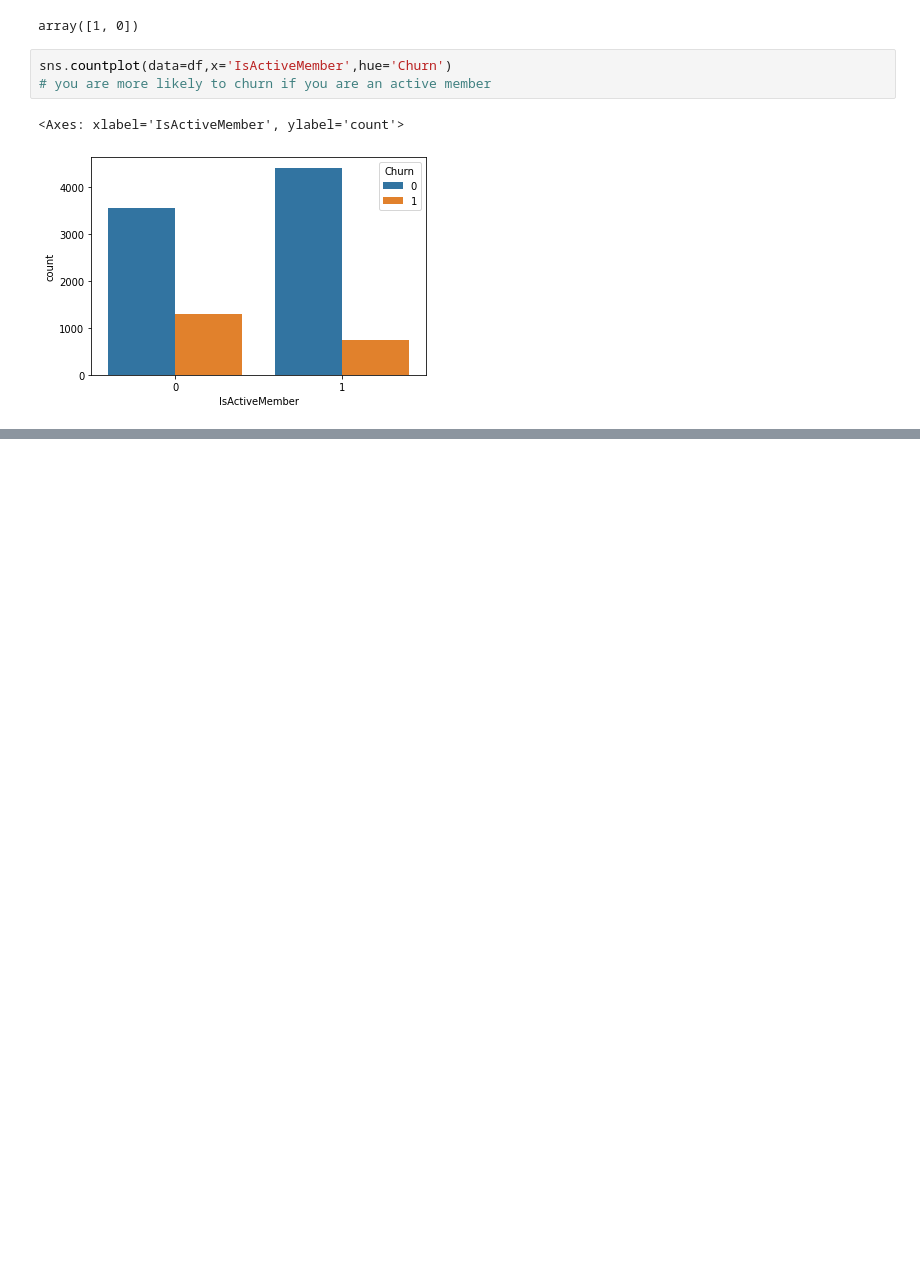
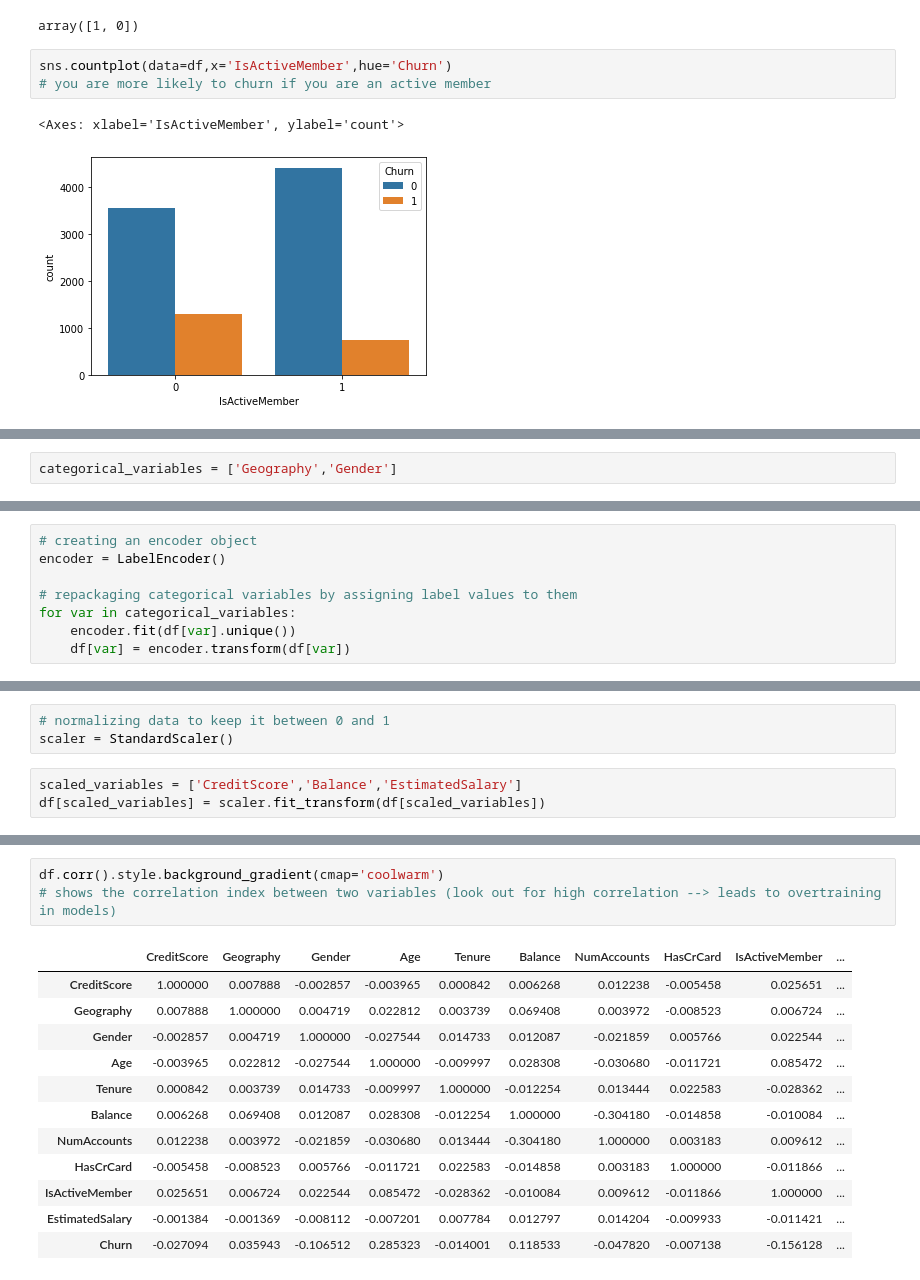
Before and after one commit to arnavakula/churn-prediction, a Jupyter notebook: manav_churn_rate_analysis.ipynb, the cells around one changed output, grey strips where cells are left out. Cells and saved outputs as stored; diff of their text form; blank space fills up the shorter version.

```diff
--- a/manav_churn_rate_analysis.ipynb
+++ b/manav_churn_rate_analysis.ipynb
@@ -241,0 +271,2 @@ sns.countplot(data=df,x='IsActiveMember',hue='Churn')
+# %%
+categorical_variables = ['Geography','Gender']
@@ -241,0 +275,8 @@ sns.countplot(data=df,x='IsActiveMember',hue='Churn')
+# %%
+# creating an encoder object
+encoder = LabelEncoder()
+
+# repackaging categorical variables by assigning label values to them
+for var in categorical_variables:
+	encoder.fit(df[var].unique())
+	df[var] = encoder.transform(df[var])
@@ -241,0 +287,6 @@ sns.countplot(data=df,x='IsActiveMember',hue='Churn')
+# %%
+# normalizing data to keep it between 0 and 1
+scaler = StandardScaler()
+# %%
+scaled_variables = ['CreditScore','Balance','EstimatedSalary']
+df[scaled_variables] = scaler.fit_transform(df[scaled_variables])
@@ -241,0 +302,16 @@ sns.countplot(data=df,x='IsActiveMember',hue='Churn')
+# %%
+df.corr().style.background_gradient(cmap='coolwarm')
+# shows the correlation index between two variables (look out for high correlation --> leads to overtraining in models)
+# %% [output]
+|  | CreditScore | Geography | Gender | Age | Tenure | Balance | NumAccounts | HasCrCard | IsActiveMember | ... |
+| CreditScore | 1.000000 | 0.007888 | -0.002857 | -0.003965 | 0.000842 | 0.006268 | 0.012238 | -0.005458 | 0.025651 | ... |
+| Geography | 0.007888 | 1.000000 | 0.004719 | 0.022812 | 0.003739 | 0.069408 | 0.003972 | -0.008523 | 0.006724 | ... |
+| Gender | -0.002857 | 0.004719 | 1.000000 | -0.027544 | 0.014733 | 0.012087 | -0.021859 | 0.005766 | 0.022544 | ... |
+| Age | -0.003965 | 0.022812 | -0.027544 | 1.000000 | -0.009997 | 0.028308 | -0.030680 | -0.011721 | 0.085472 | ... |
+| Tenure | 0.000842 | 0.003739 | 0.014733 | -0.009997 | 1.000000 | -0.012254 | 0.013444 | 0.022583 | -0.028362 | ... |
+| Balance | 0.006268 | 0.069408 | 0.012087 | 0.028308 | -0.012254 | 1.000000 | -0.304180 | -0.014858 | -0.010084 | ... |
+| NumAccounts | 0.012238 | 0.003972 | -0.021859 | -0.030680 | 0.013444 | -0.304180 | 1.000000 | 0.003183 | 0.009612 | ... |
+| HasCrCard | -0.005458 | -0.008523 | 0.005766 | -0.011721 | 0.022583 | -0.014858 | 0.003183 | 1.000000 | -0.011866 | ... |
+| IsActiveMember | 0.025651 | 0.006724 | 0.022544 | 0.085472 | -0.028362 | -0.010084 | 0.009612 | -0.011866 | 1.000000 | ... |
+| EstimatedSalary | -0.001384 | -0.001369 | -0.008112 | -0.007201 | 0.007784 | 0.012797 | 0.014204 | -0.009933 | -0.011421 | ... |
+| Churn | -0.027094 | 0.035943 | -0.106512 | 0.285323 | -0.014001 | 0.118533 | -0.047820 | -0.007138 | -0.156128 | ... |
```
Also changed, not shown: parts of 9 cells of this notebook.
